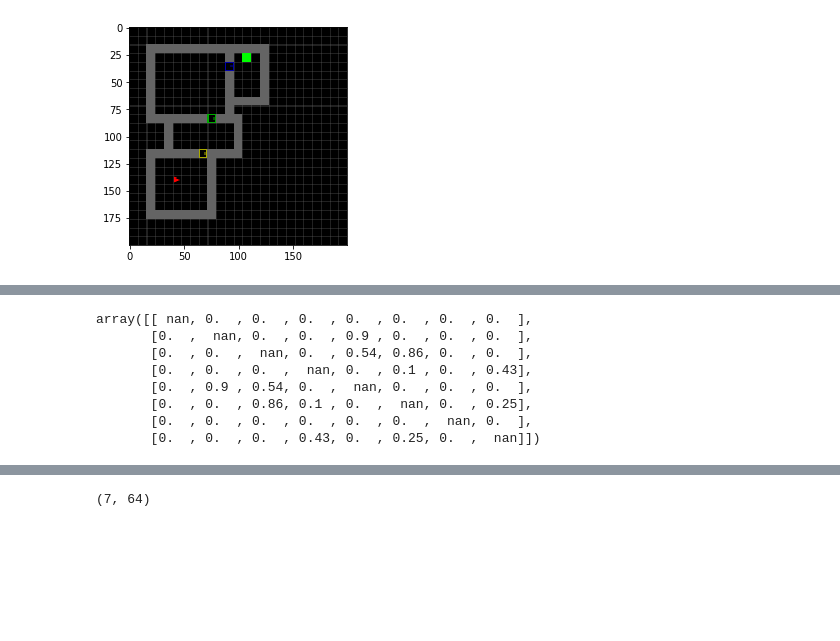
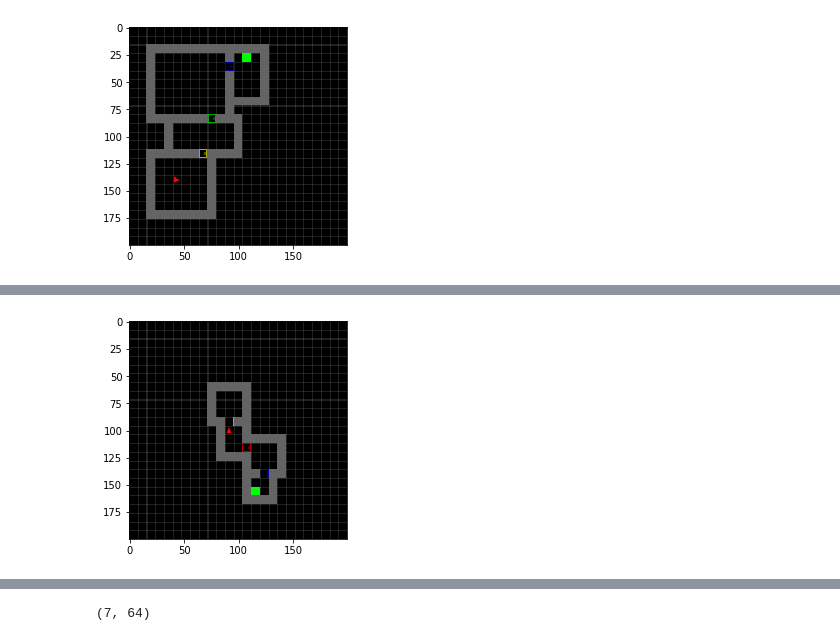
Before and after one commit to 2016choang/sfl, a Jupyter notebook: playground/new-envs.ipynb, the cells around one changed output, grey strips where cells are left out. Saved outputs shown, nothing was run; the diff lists cells and outputs as text; code cells hidden in the pictures; blank space fills up the shorter version.

```diff
--- a/playground/new-envs.ipynb
+++ b/playground/new-envs.ipynb
@@ -76,0 +100,7 @@ plt.imshow(img)
+# %%
+def visualize(obs, pos):
+    viz_obs = obs.copy()
+    viz_obs[viz_obs == 10] = 1
+    grid, _ = Grid.decode(viz_obs)
+    img = grid.render(8, agent_pos=tuple(pos), agent_dir=3)
+    plt.imshow(img)
@@ -77,2 +124,2 @@ plt.imshow(img)
 # %%
-landmarks = np.load('../data/local/20200629/multiroom/run_18/landmarks_itr_499999.npz')
+landmarks = np.load('../data/local/20200701/multiroom/run_38/landmarks_itr_1999999.npz')
@@ -105,13 +208,9 @@ success_rate = np.round(successes, 2) / np.round(attempts, 2)
-# %%
-np.round(success_rate, 2)
-# %% [output]
-array([[ nan, 0.  , 0.  , 0.  , 0.  , 0.  , 0.  , 0.  ],
-       [0.  ,  nan, 0.  , 0.  , 0.9 , 0.  , 0.  , 0.  ],
-       [0.  , 0.  ,  nan, 0.  , 0.54, 0.86, 0.  , 0.  ],
-       [0.  , 0.  , 0.  ,  nan, 0.  , 0.1 , 0.  , 0.43],
-       [0.  , 0.9 , 0.54, 0.  ,  nan, 0.  , 0.  , 0.  ],
-       [0.  , 0.  , 0.86, 0.1 , 0.  ,  nan, 0.  , 0.25],
-       [0.  , 0.  , 0.  , 0.  , 0.  , 0.  ,  nan, 0.  ],
-       [0.  , 0.  , 0.  , 0.43, 0.  , 0.25, 0.  ,  nan]])
+# %%
+observations = landmarks['observations']
+positions = landmarks['positions']
 # %%
-idx = 2
+idx = 11
+# %%
+visualize(observations[idx], positions[idx])
+# %% [output]
+[figure, added]
```
Also changed, not shown: parts of 33 cells of this notebook, 2 other files.
